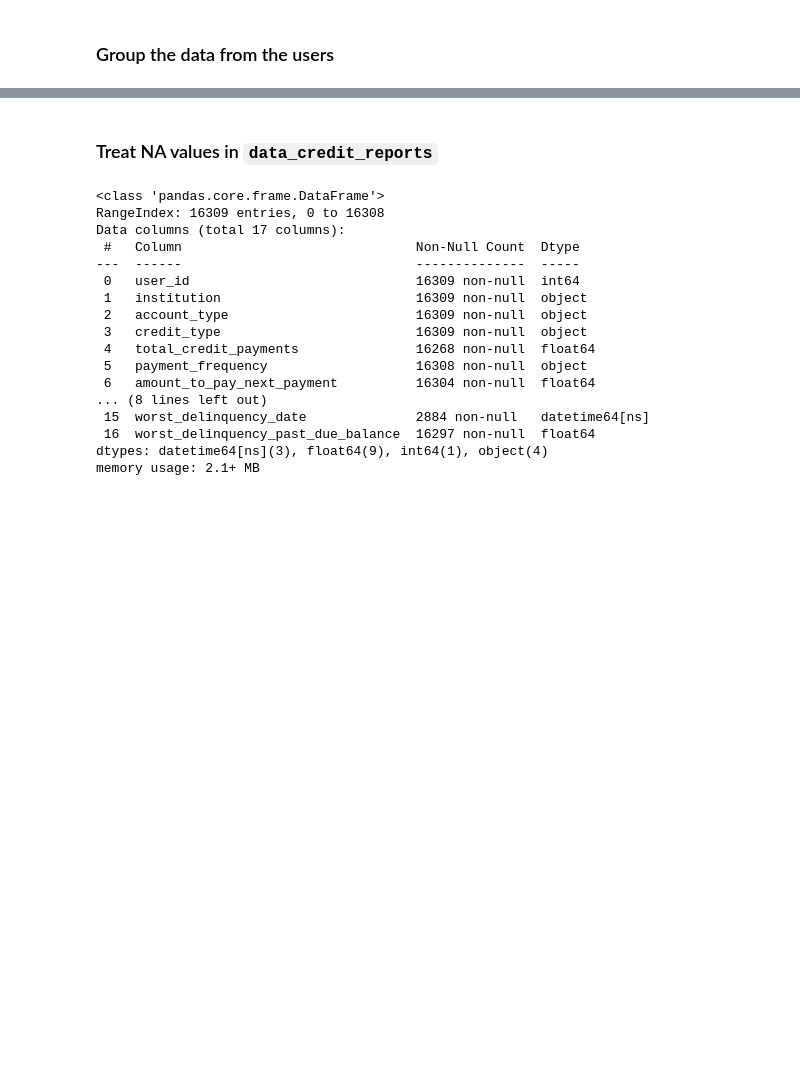
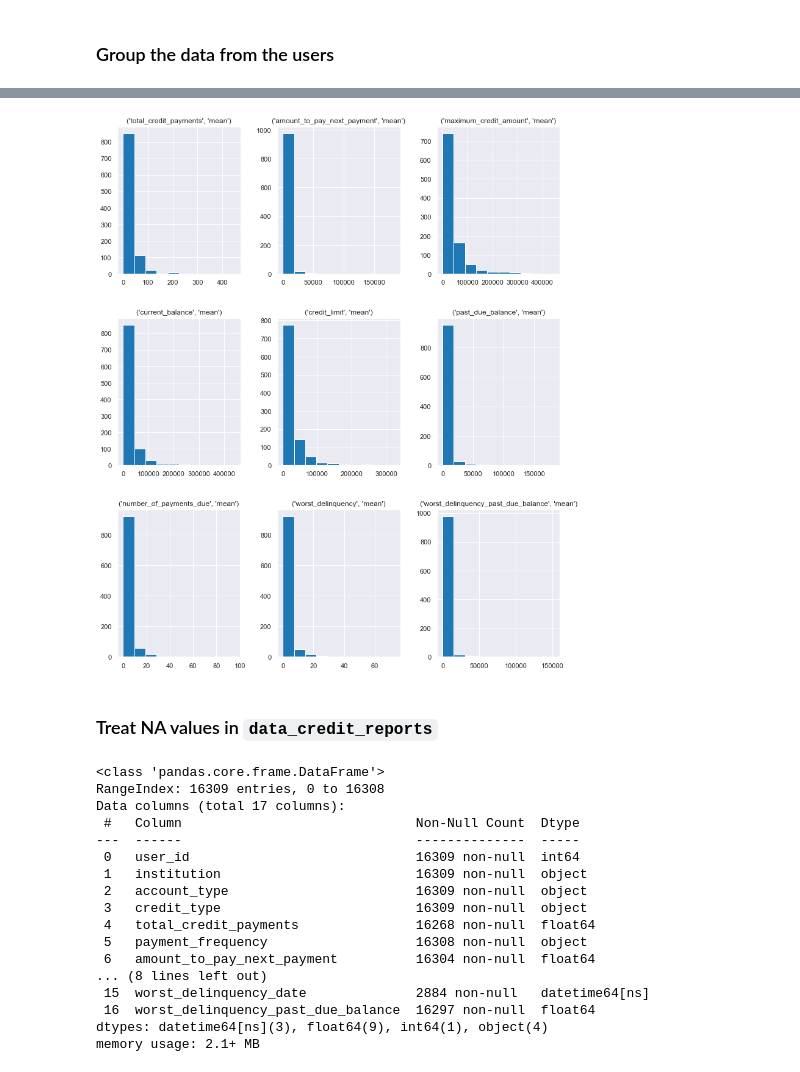
Before and after one commit to IsaiasGutierrezCruz/CreditRisk, a Jupyter notebook: ChallengeCreditRisk.ipynb, the cells around one changed output, grey strips where cells are left out. Saved outputs shown, nothing was run; the diff lists cells and outputs as text; code cells hidden in the pictures; blank space fills up the shorter version.

```diff
--- a/ChallengeCreditRisk.ipynb
+++ b/ChallengeCreditRisk.ipynb
@@ -511,3 +442,25 @@ agg_data2Qua = data2.groupby('user_id').agg({'institution': [pd.Series.mode], 'a
+# %%
+agg_data2_qua = data_credit_reports.groupby('user_id').agg({'total_credit_payments': ['mean'],
+                                              'amount_to_pay_next_payment':['mean'],
+                                             'maximum_credit_amount':['mean'],
+                                             'current_balance':['mean'],
+                                             'credit_limit':['mean'],
+                                             'past_due_balance':['mean'],
+                                             'number_of_payments_due':['mean'],
+                                             'worst_delinquency':['mean'],
+                                             'worst_delinquency_past_due_balance':['mean']})
+# %%
+fig = plt.figure(figsize = (13,16))
+ax = fig.gca()
+#df.hist(ax = ax)
+agg_data2_qua[["total_credit_payments",
+                    "amount_to_pay_next_payment", "maximum_credit_amount",
+                    "current_balance", "credit_limit", "past_due_balance",
+                    "number_of_payments_due", "worst_delinquency",
+                    "worst_delinquency_past_due_balance"]].hist(ax=ax)
+plt.show()
+# %% [output]
+[figure, added]
 # %% [markdown]
 ### Treat NA values in `data_credit_reports`
 # %%
```
Also changed, not shown: parts of 20 cells of this notebook.
